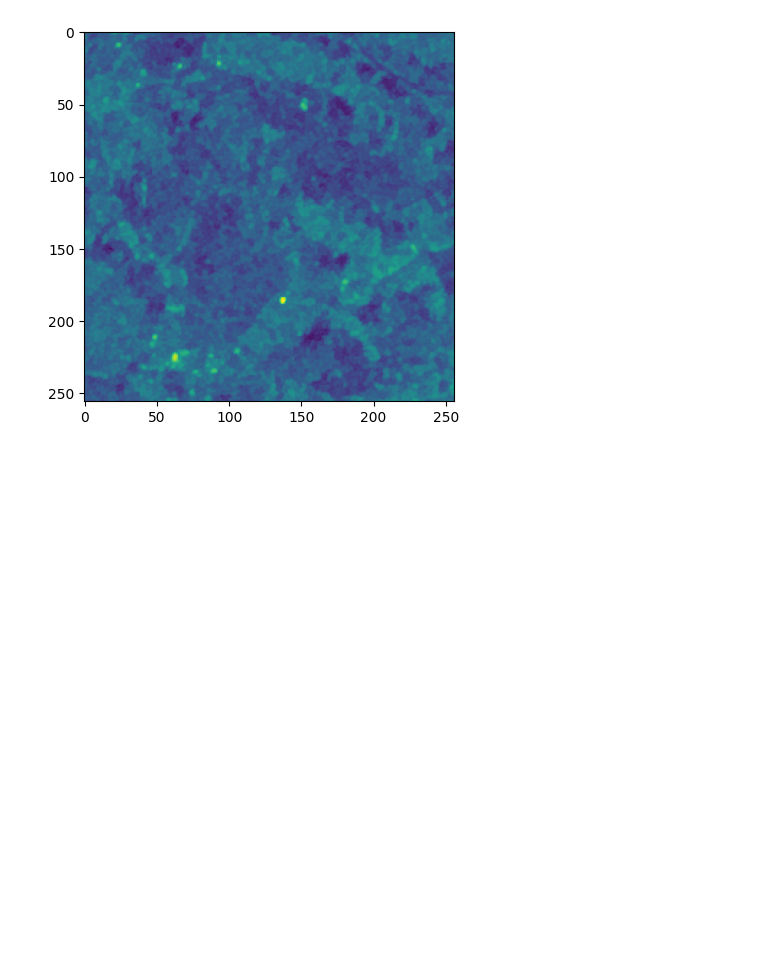
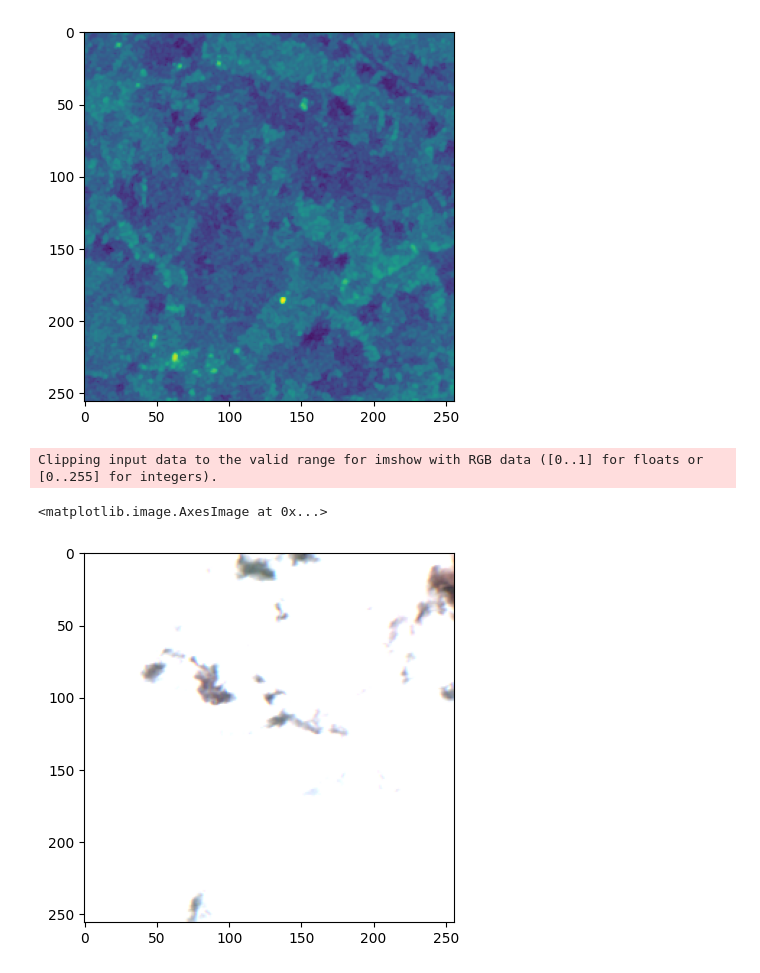
Before and after one commit to ThomasHEBRARD/cloud_removal, a Jupyter notebook: preprocess/bacasable.ipynb, the cells around one changed output. Saved outputs shown, nothing was run; the diff lists cells and outputs as text; code cells hidden in the pictures; blank space fills up the shorter version.

Commit message:
images + new experiments

```diff
--- a/preprocess/bacasable.ipynb
+++ b/preprocess/bacasable.ipynb
@@ -86,3 +84,13 @@ plt.imshow(im[5000:5256,5000:5256,1])
 # %% [output]
 <matplotlib.image.AxesImage at 0x...>
 [figure]
+# %%
+path = "S2_32VNH_20210404_B02_17_543500_6297440_256"
+d = gdal.Open("data/cropped/s2/S2_32VNH_20210404/S2_32VNH_20210404_B02/S2_32VNH_20210404_B02_17_543500_6297440_256.vrt").ReadAsArray()
+t = gdal.Open("data/cropped/s2/S2_32VNH_20210404/S2_32VNH_20210404_B03/S2_32VNH_20210404_B03_17_543500_6297440_256.vrt").ReadAsArray()
+q = gdal.Open("data/cropped/s2/S2_32VNH_20210404/S2_32VNH_20210404_B04/S2_32VNH_20210404_B04_17_543500_6297440_256.vrt").ReadAsArray()
+plt.imshow(np.stack((q,t,d), axis=-1)/2000)
+# %% [output]
+Clipping input data to the valid range for imshow with RGB data ([0..1] for floats or [0..255] for integers).
+<matplotlib.image.AxesImage at 0x...>
+[figure, added]
```
Also changed, not shown: parts of 1 cell of this notebook, 18 other files.
